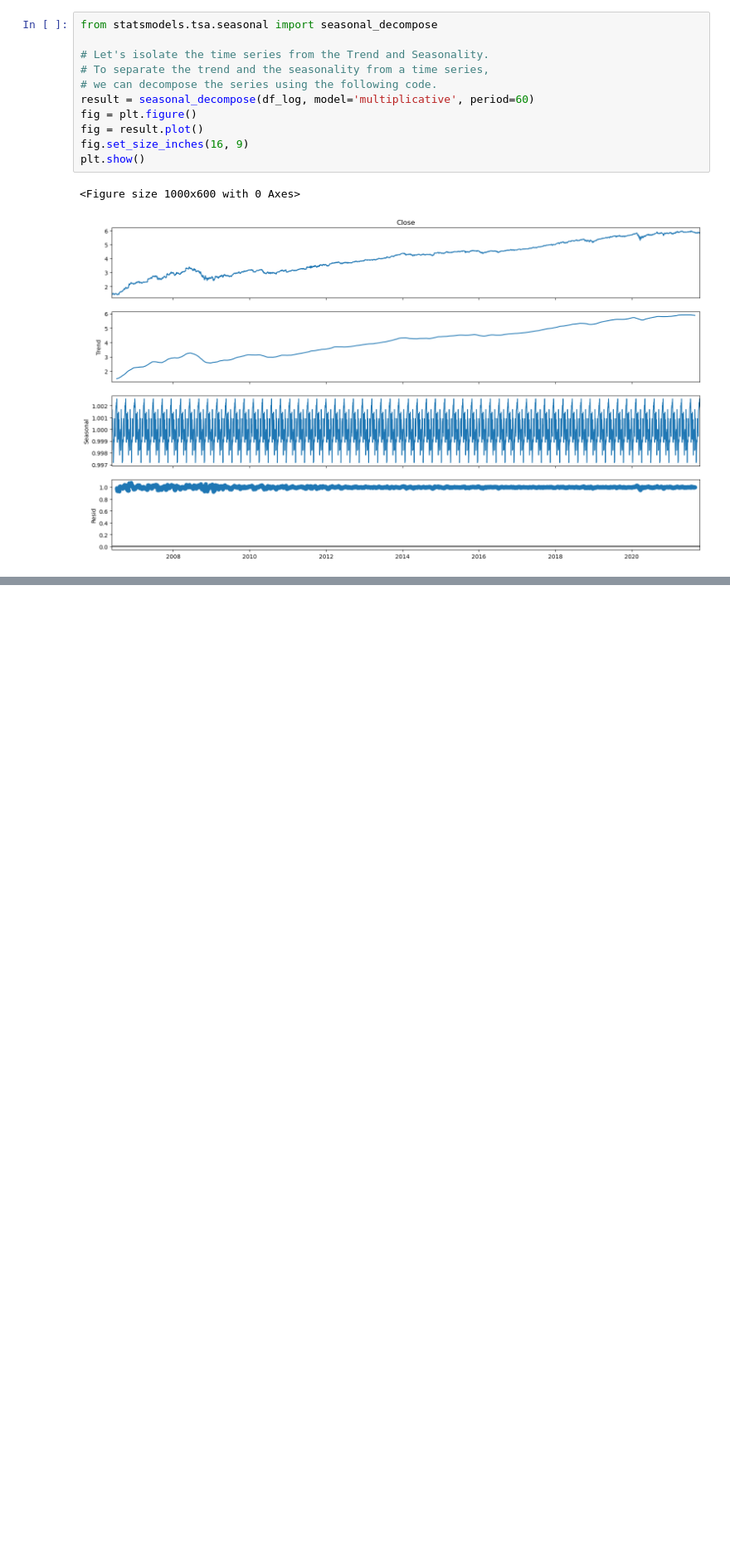
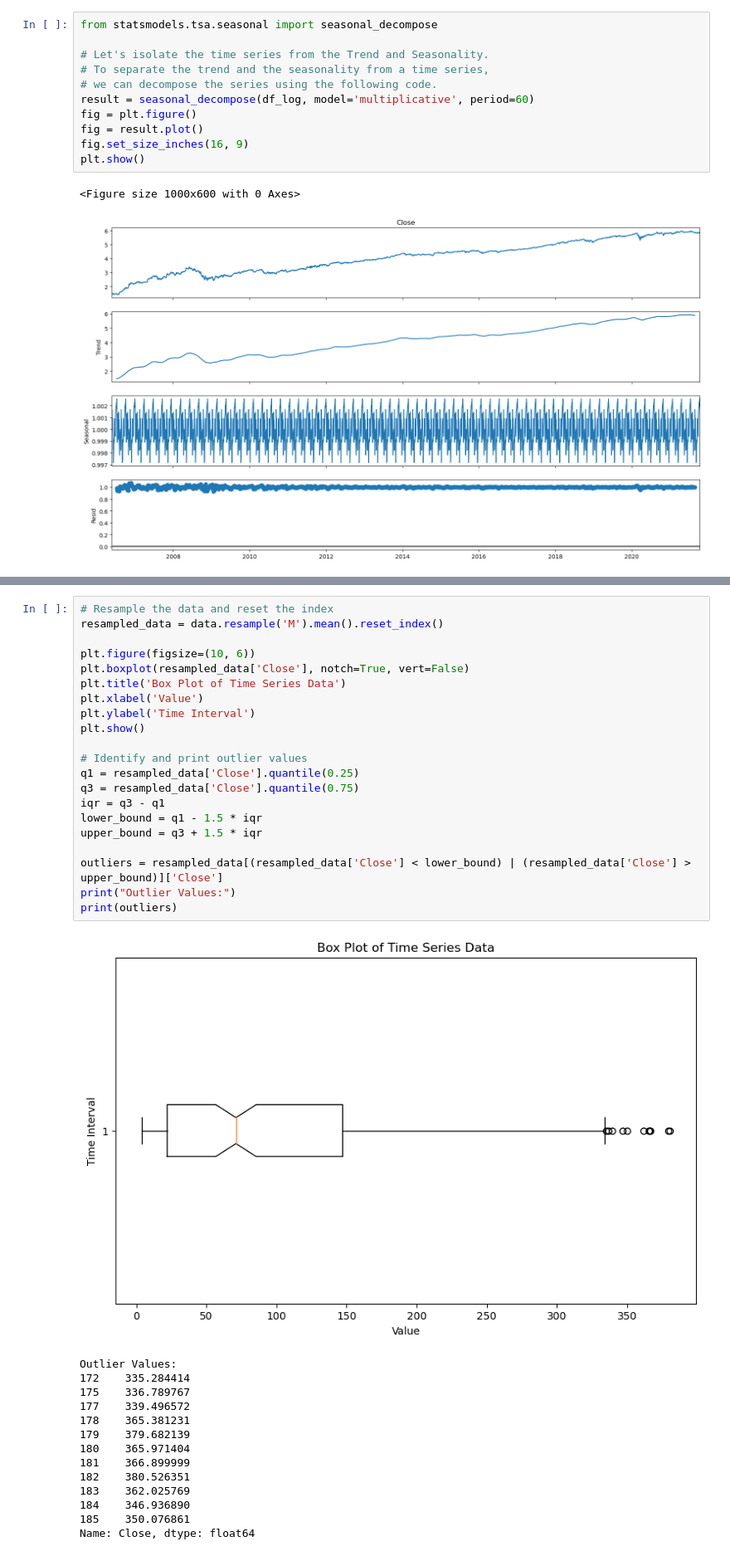
Before and after one commit to srijita1406/Quantitative-Analytics, a Jupyter notebook: stock-forecasting.ipynb, the cells around one changed output, grey strips where cells are left out. Shown at 83% size. Cells and saved outputs as stored; diff of their text form; blank space fills up the shorter version.

```diff
--- a/stock-forecasting.ipynb
+++ b/stock-forecasting.ipynb
@@ -284,0 +357,36 @@ plt.show()
+# %%
+# Resample the data and reset the index
+resampled_data = data.resample('M').mean().reset_index()
+
+plt.figure(figsize=(10, 6))
+plt.boxplot(resampled_data['Close'], notch=True, vert=False)
+plt.title('Box Plot of Time Series Data')
+plt.xlabel('Value')
+plt.ylabel('Time Interval')
+plt.show()
+
+# Identify and print outlier values
+q1 = resampled_data['Close'].quantile(0.25)
+q3 = resampled_data['Close'].quantile(0.75)
+iqr = q3 - q1
+lower_bound = q1 - 1.5 * iqr
+upper_bound = q3 + 1.5 * iqr
+
+outliers = resampled_data[(resampled_data['Close'] < lower_bound) | (resampled_data['Close'] > upper_bound)]['Close']
+print("Outlier Values:")
+print(outliers)
+# %% [output]
+[figure, added]
+Outlier Values:
+172    335.284414
+175    336.789767
+177    339.496572
+178    365.381231
+179    379.682139
+180    365.971404
+181    366.899999
+182    380.526351
+183    362.025769
+184    346.936890
+185    350.076861
+Name: Close, dtype: float64
```
Also changed, not shown: parts of 19 cells of this notebook.
